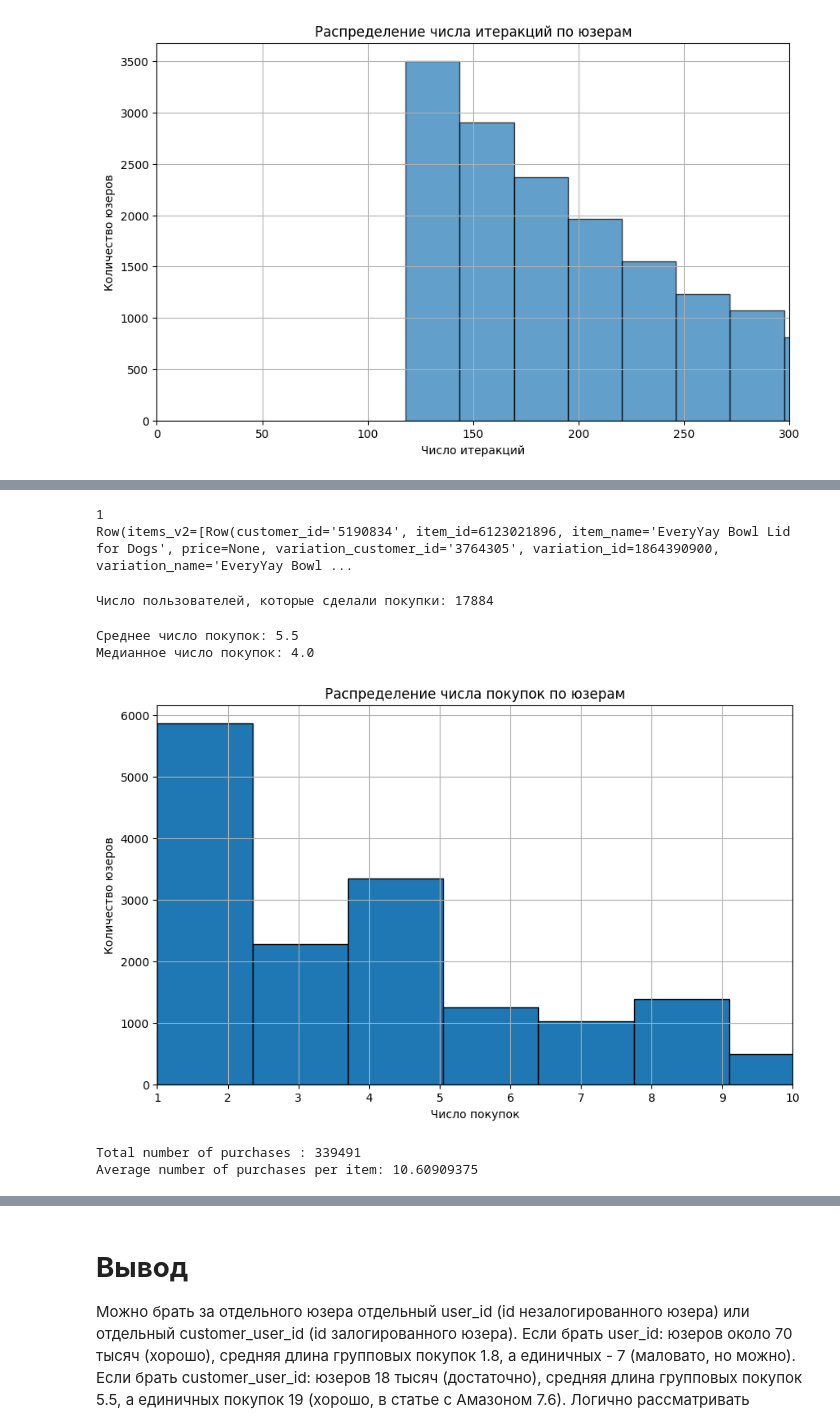
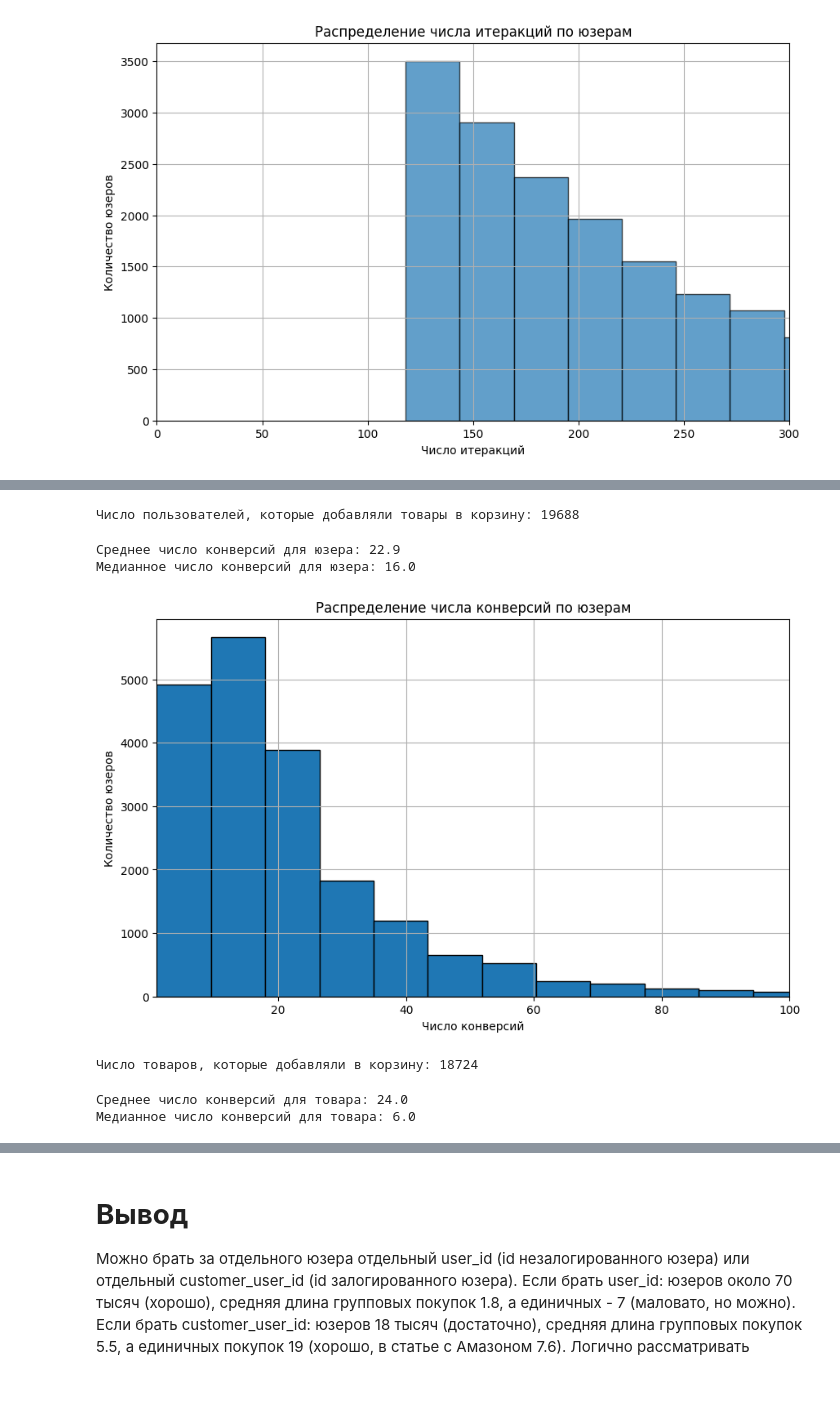
Before and after one commit to iliakabanov/SASRec, a Jupyter notebook: logs_eda.ipynb, the cells around one changed output, grey strips where cells are left out. Saved outputs shown, nothing was run; the diff lists cells and outputs as text; code cells hidden in the pictures; blank space fills up the shorter version.

```diff
--- a/logs_eda.ipynb
+++ b/logs_eda.ipynb
@@ -106,4 +110,4 @@ plt.show()
 # %%
-data_purchases = data_logs.filter(data_logs.action == 'purchase')
-print(f'Number of group purchases: {data_purchases.count()}')
+data_conversions = data_logs.filter(data_logs.action == 'conversion')
+print(f'Number of conversions: {data_conversions.count()}')
 # %% [output]
@@ -170,46 +135,47 @@ Row(items=[Row(customer_id='5190834', item_id=6123021896, item_name='EveryYay Bo
-# %%
-items_v2_0 = data_purchases.select('items_v2').collect()[0]
-print(len(items_v2_0))
-print(items_v2_0)
-# %% [output]
-1
-Row(items_v2=[Row(customer_id='5190834', item_id=6123021896, item_name='EveryYay Bowl Lid for Dogs', price=None, variation_customer_id='3764305', variation_id=1864390900, variation_name='EveryYay Bowl ...
 # %%
-n_users_purchased = data_purchases.select('customer_user_id').distinct().count()
-print(f'Число пользователей, которые сделали покупки: {n_users_purchased}')
+n_users_conversed = data_conversions.select('customer_user_id').distinct().count()
+print(f'Число пользователей, которые добавляли товары в корзину: {n_users_conversed}')
 # %% [output]
-Число пользователей, которые сделали покупки: 17884
+Число пользователей, которые добавляли товары в корзину: 19688
 # %%
 # Группируем по 'customer_user_id' и считаем количество строк для каждого 'customer_user_id'
-user_counts_purchased = data_purchases.groupBy("customer_user_id").count()
-average_count_purchases = user_counts_purchased.agg(F.avg("count")).collect()[0][0]
-median_count_purchases = user_counts_purchased.approxQuantile('count', [0.5], 0.01)[0]
+user_counts_conversed = data_conversions.groupBy("customer_user_id").count()
+average_count_conversions = user_counts_conversed.agg(F.avg("count")).collect()[0][0]
+median_count_conversions = user_counts_conversed.approxQuantile('count', [0.5], 0.01)[0]
 
-print(f"Среднее число покупок: {round(average_count_purchases, 1)}")
-print(f'Медианное число покупок: {median_count_purchases}')
+print(f"Среднее число конверсий для юзера: {round(average_count_conversions, 1)}")
+print(f'Медианное число конверсий для юзера: {median_count_conversions}')
 # %% [output]
-Среднее число покупок: 5.5
-Медианное число покупок: 4.0
+Среднее число конверсий для юзера: 22.9
+Медианное число конверсий для юзера: 16.0
 # %%
 # Преобразуем в pandas DataFrame
-user_counts_pd_purchases = user_counts_purchased.toPandas()
+user_counts_pd_conversions = user_counts_conversed.toPandas()
 
 # Строим гистограмму распределения
 plt.figure(figsize=(10, 6))
-plt.hist(user_counts_pd_purchases['count'], bins=100, edgecolor='black')
-plt.title("Распределение числа покупок по юзерам")
-plt.xlabel("Число покупок")
+plt.hist(user_counts_pd_conversions['count'], bins=100, edgecolor='black')
+plt.title("Распределение числа конверсий по юзерам")
+plt.xlabel("Число конверсий")
 plt.ylabel("Количество юзеров")
 plt.grid(True)
-plt.xlim(left=1, right=10)
+plt.xlim(left=1, right=100)
 plt.show()
 # %% [output]
-[figure, old version]
+[figure, new version]
 # %%
-single_purchases = items_counts.agg(F.sum('items_count')).collect()[0][0]
-n_items = 32000
-print(f'Total number of purchases : {single_purchases}')
-print(f'Average number of purchases per item: {single_purchases/n_items}')
+n_items_conversed = data_conversions.select('customer_id').distinct().count()
+print(f'Число товаров, которые добавляли в корзину: {n_items_conversed}')
 # %% [output]
-Total number of purchases : 339491
-Average number of purchases per item: 10.60909375
+Число товаров, которые добавляли в корзину: 18724
+# %%
+# Группируем по 'customer_user_id' и считаем количество строк для каждого 'customer_user_id'
+item_counts_conversed = data_conversions.groupBy("customer_id").count()
+average_count_conversions = item_counts_conversed.agg(F.avg("count")).collect()[0][0]
+median_count_conversions = item_counts_conversed.approxQuantile('count', [0.5], 0.01)[0]
+
+print(f"Среднее число конверсий для товара: {round(average_count_conversions, 1)}")
+print(f'Медианное число конверсий для товара: {median_count_conversions}')
+# %% [output]
+Среднее число конверсий для товара: 24.0
+Медианное число конверсий для товара: 6.0
```
Also changed, not shown: parts of 7 cells of this notebook, 5 other files.
